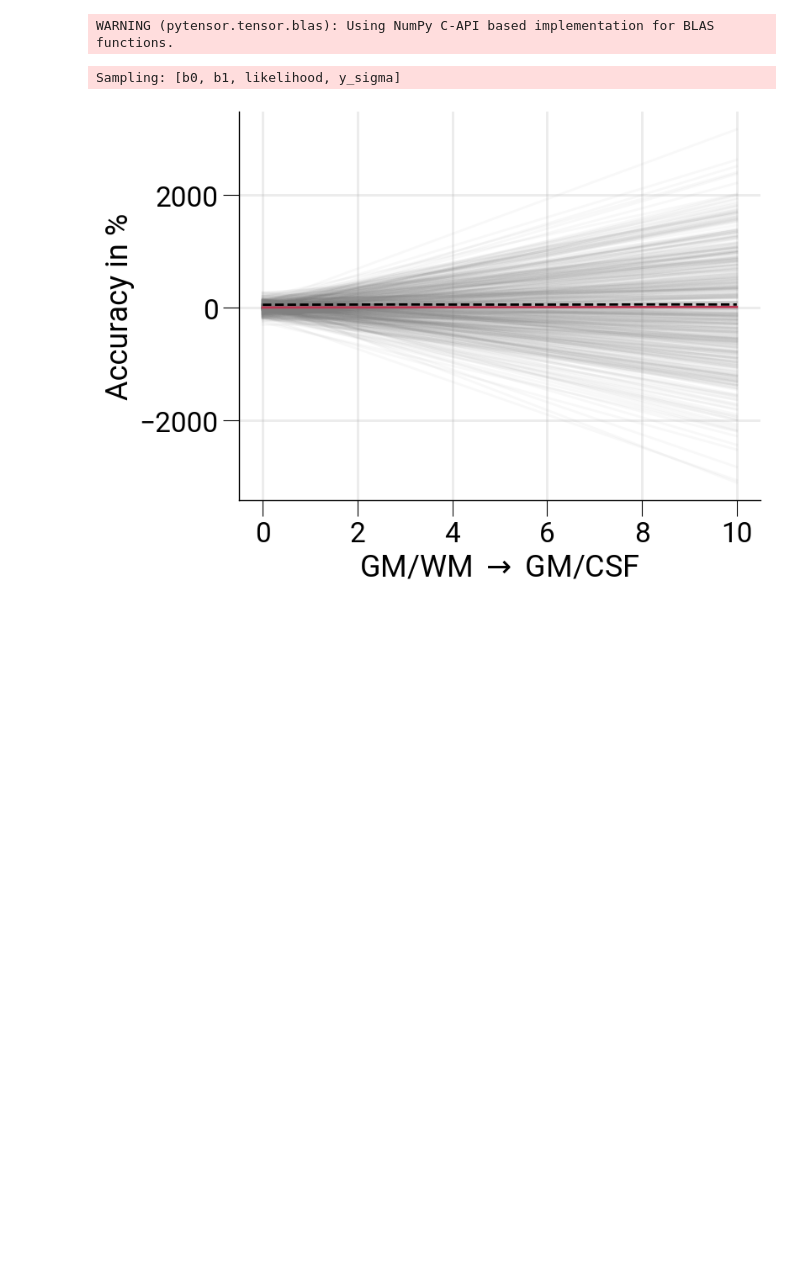
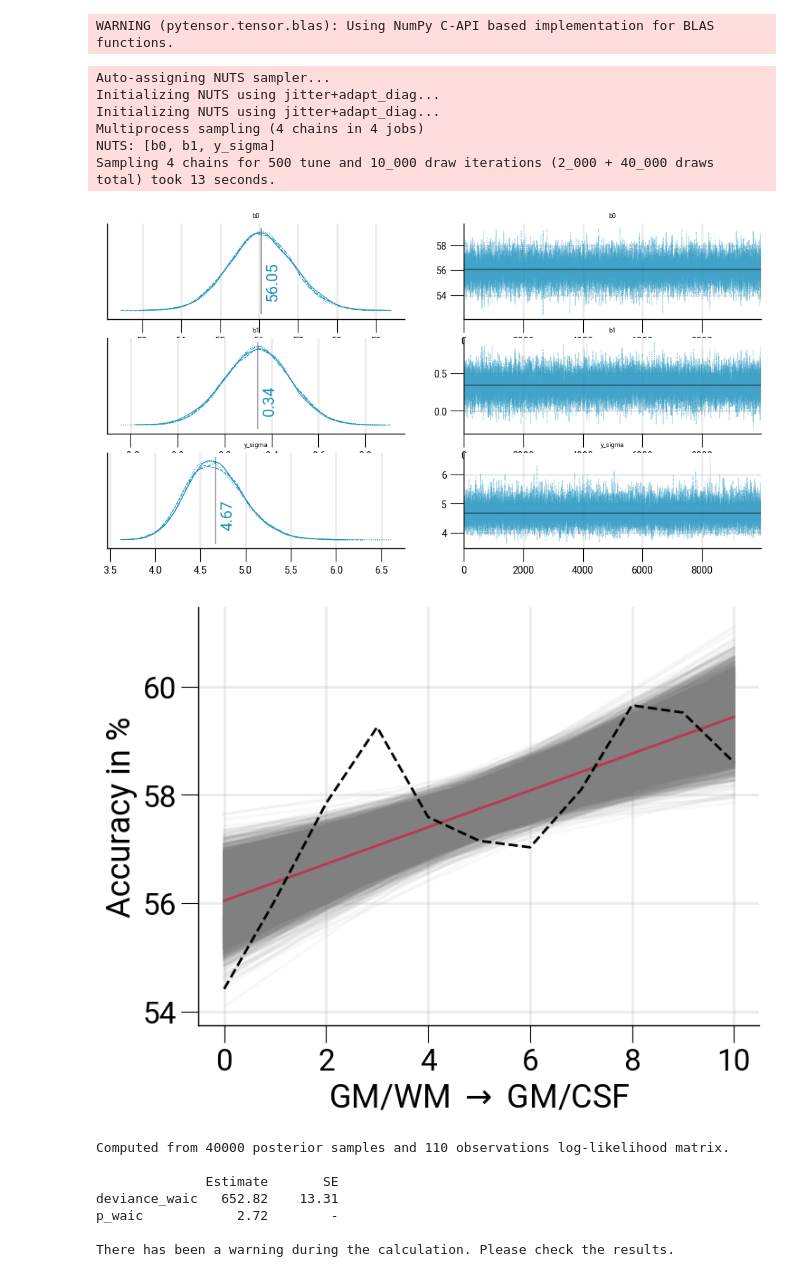
Before and after one commit to haenelt/odc, a Jupyter notebook: notebooks_review/decoding_bayes.ipynb, the cells around one changed output. Cells and saved outputs as stored; diff of their text form; code cells hidden in the pictures; blank space fills up the shorter version.

```diff
--- a/notebooks_review/decoding_bayes.ipynb
+++ b/notebooks_review/decoding_bayes.ipynb
@@ -39,7 +17,23 @@ SESS = "VASO"
 WARNING (pytensor.tensor.blas): Using NumPy C-API based implementation for BLAS functions.
 # %%
 lin_mod = LinearModel.from_data(SESS)
-lin_mod.plot_prior()
+lin_mod.sample()
+lin_mod.plot_traces()
+lin_mod.plot_fit()
+lin_mod.evaluate_model("waic")
 # %% [output]
-Sampling: [b0, b1, likelihood, y_sigma]
+Auto-assigning NUTS sampler...
+Initializing NUTS using jitter+adapt_diag...
+Initializing NUTS using jitter+adapt_diag...
+Multiprocess sampling (4 chains in 4 jobs)
+NUTS: [b0, b1, y_sigma]
+Sampling 4 chains for 500 tune and 10_000 draw iterations (2_000 + 40_000 draws total) took 13 seconds.
-[figure, old version]
+[figure, new version]
+[figure, added]
+Computed from 40000 posterior samples and 110 observations log-likelihood matrix.
+
+              Estimate       SE
+deviance_waic   652.82    13.31
+p_waic            2.72        -
+
+There has been a warning during the calculation. Please check the results.
```
Also changed, not shown: parts of 5 cells of this notebook, 6 other files.
